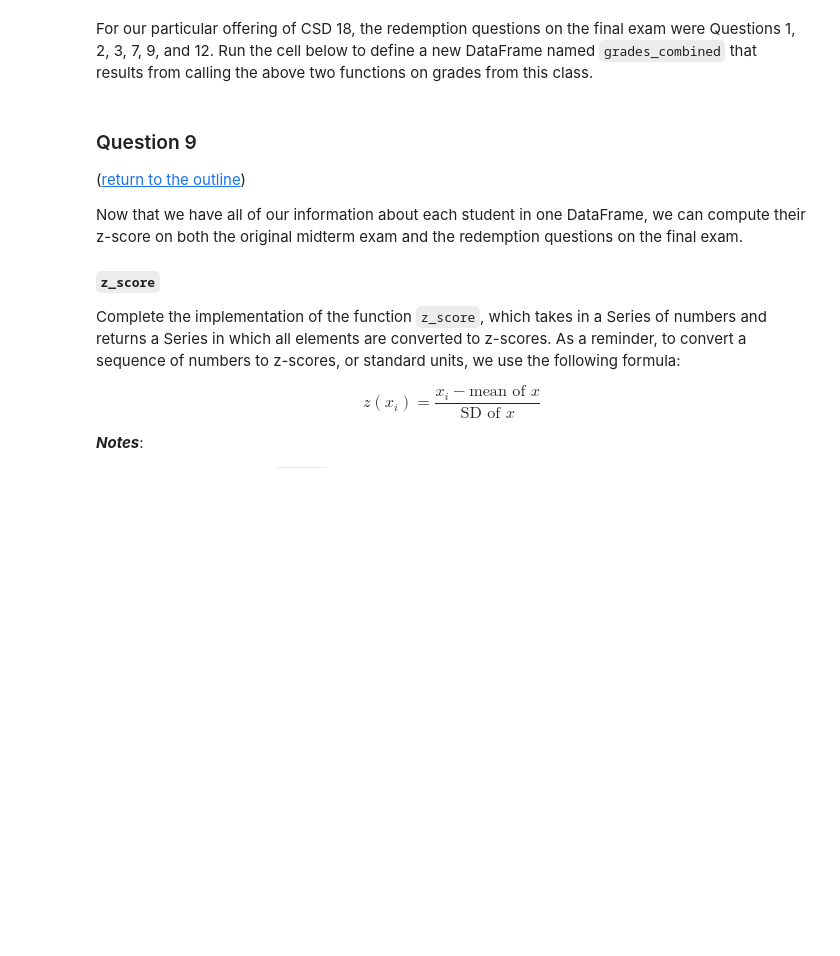
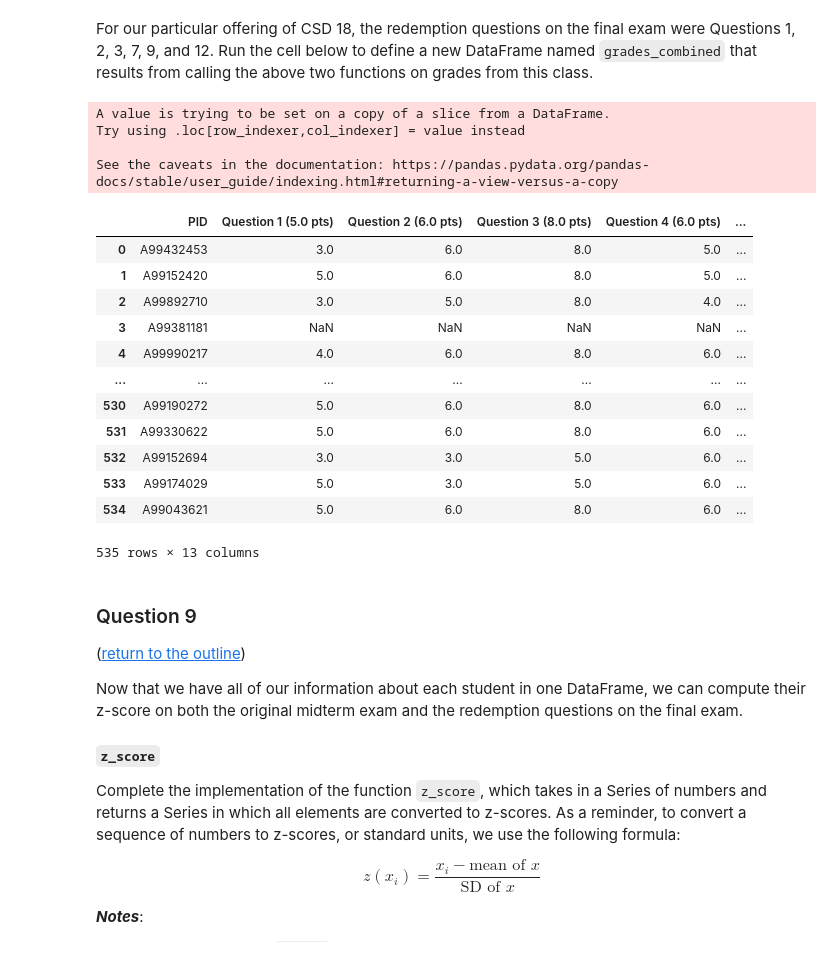
Before and after one commit to Sweekrit-B/dsc80-2025-fa, a Jupyter notebook: projects/proj01/project.ipynb, the cells around one changed output. Saved outputs shown, nothing was run; the diff lists cells and outputs as text; code cells hidden in the pictures; blank space fills up the shorter version.

```diff
--- a/projects/proj01/project.ipynb
+++ b/projects/proj01/project.ipynb
@@ -821,3 +883,18 @@ For example, suppose `example_breakdown` is as follows:
 Then, complete the implementation of the function `combine_grades`, which takes in a DataFrame like `grades` and a DataFrame like the one returned by `raw_redemption`. The function should return a new DataFrame with all the columns from `grades`, plus a new column labelled `'Raw Redemption Score'` which contains the raw redemption score for each student.
 
 ***Hint***: We cannot directly add the `'Raw Redemption Score'` from the redemption DataFrame to the `grades` DataFrame, as the `'PID'` columns in the two DataFrames won't necessarily match.
+# %%
+
+def raw_redemption(final_breakdown, question_numbers):
+    total = 0
+    raw_redemption = pd.Series(0, index=final_breakdown.index)
+    for i in question_numbers:
+        total += float(final_breakdown.columns[i].split('(')[1].split()[0])
+        raw_redemption += final_breakdown.iloc[:, i]
+
+    raw_redemption_scores = final_breakdown[['PID']]
+    raw_redemption_scores['Raw Redemption Score'] = raw_redemption / total
+    return raw_redemption_scores
+
+raw_redemption_scores = raw_redemption(final_breakdown, [1, 2])
+raw_redemption_scores
@@ -828,6 +941,25 @@ For our particular offering of CSD 18, the redemption questions on the final exa
 # %%
 grades_combined = combine_grades(grades, raw_redemption(final_breakdown, [1, 2, 3, 7, 9, 12]))
 grades_combined.head()
+final_breakdown
+# %% [output]
+A value is trying to be set on a copy of a slice from a DataFrame.
+Try using .loc[row_indexer,col_indexer] = value instead
+
+See the caveats in the documentation: https://pandas.pydata.org/pandas-docs/stable/user_guide/indexing.html#returning-a-view-versus-a-copy
+|  | PID | Question 1 (5.0 pts) | Question 2 (6.0 pts) | Question 3 (8.0 pts) | Question 4 (6.0 pts) | ... |
+| 0 | A99432453 | 3.0 | 6.0 | 8.0 | 5.0 | ... |
+| 1 | A99152420 | 5.0 | 6.0 | 8.0 | 5.0 | ... |
+| 2 | A99892710 | 3.0 | 5.0 | 8.0 | 4.0 | ... |
+| 3 | A99381181 | NaN | NaN | NaN | NaN | ... |
+| 4 | A99990217 | 4.0 | 6.0 | 8.0 | 6.0 | ... |
+| ... | ... | ... | ... | ... | ... | ... |
+| 530 | A99190272 | 5.0 | 6.0 | 8.0 | 6.0 | ... |
+| 531 | A99330622 | 5.0 | 6.0 | 8.0 | 6.0 | ... |
+| 532 | A99152694 | 3.0 | 3.0 | 5.0 | 6.0 | ... |
+| 533 | A99174029 | 5.0 | 3.0 | 5.0 | 6.0 | ... |
+| 534 | A99043621 | 5.0 | 6.0 | 8.0 | 6.0 | ... |
+535 rows × 13 columns
 # %% [markdown]
 ### Question 9
 
```
Also changed, not shown: parts of 14 cells of this notebook, 3 other files.
